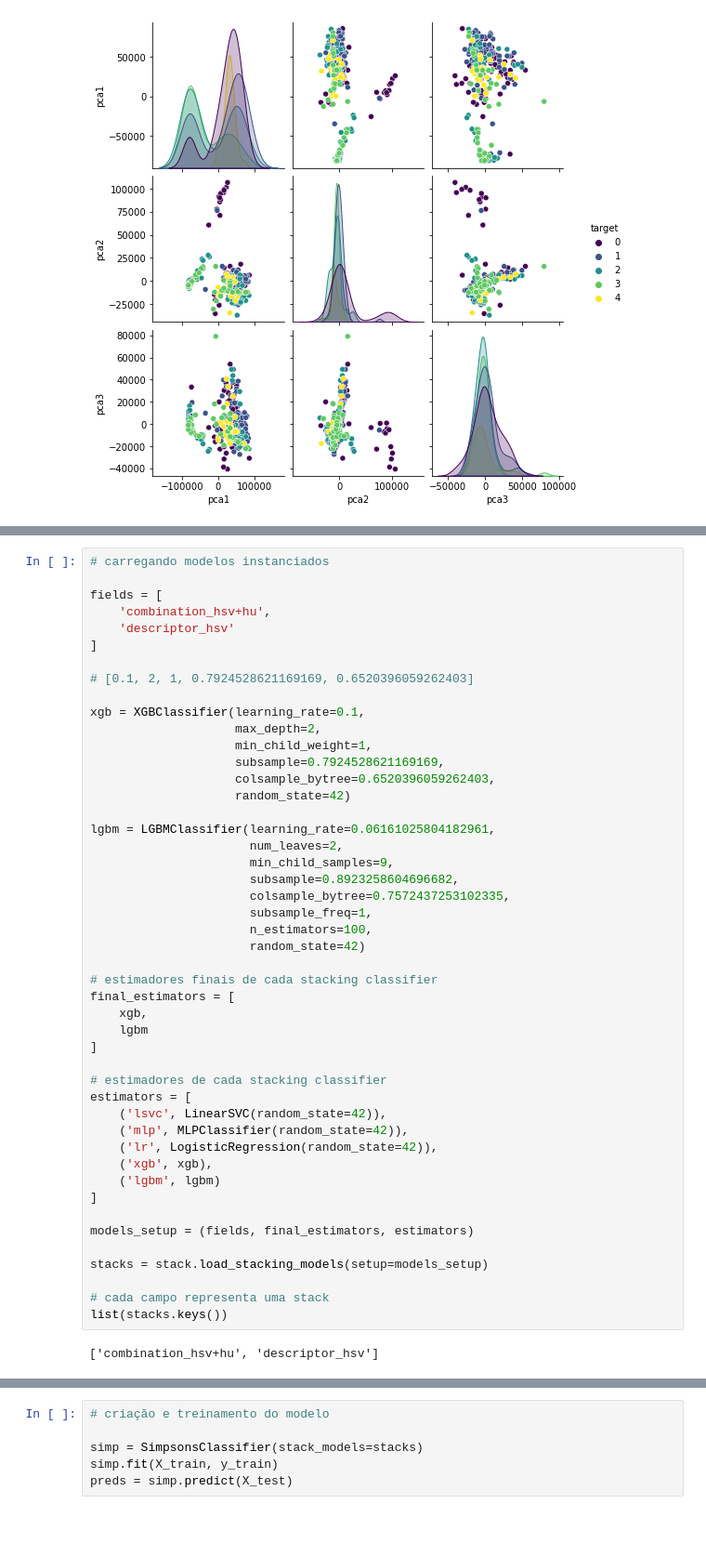
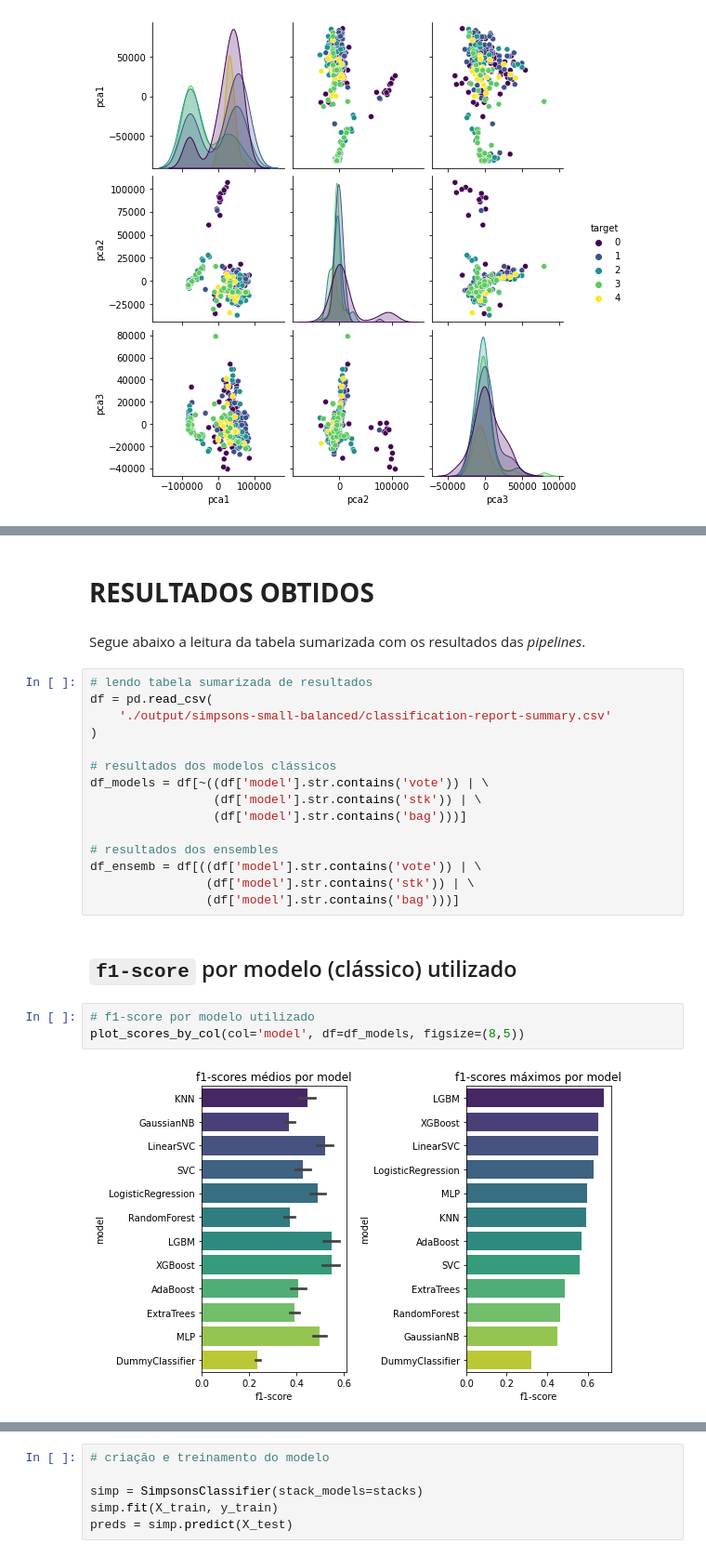
Before and after one commit to gprzy/simpsons-classification, a Jupyter notebook: simpsons-classification.ipynb, the cells around one changed output, grey strips where cells are left out. Shown at 93% size. Drawn from its saved outputs; the diff is of its cells as text; blank space fills up the shorter version.

```diff
--- a/simpsons-classification.ipynb
+++ b/simpsons-classification.ipynb
@@ -551,49 +555,26 @@ Onde
-# %%
-# carregando modelos instanciados
-
-fields = [
-    'combination_hsv+hu',
-    'descriptor_hsv'
-]
-
-# [0.1, 2, 1, 0.7924528621169169, 0.6520396059262403]
-
-xgb = XGBClassifier(learning_rate=0.1,
-                    max_depth=2,
-                    min_child_weight=1,
-                    subsample=0.7924528621169169,
-                    colsample_bytree=0.6520396059262403,
-                    random_state=42)
-
-lgbm = LGBMClassifier(learning_rate=0.06161025804182961,
-                      num_leaves=2,
-                      min_child_samples=9,
-                      subsample=0.8923258604696682,
-                      colsample_bytree=0.7572437253102335,
-                      subsample_freq=1,
-                      n_estimators=100,
-                      random_state=42)
-
-# estimadores finais de cada stacking classifier
-final_estimators = [
-    xgb,
-    lgbm
-]
-
-# estimadores de cada stacking classifier
-estimators = [
-    ('lsvc', LinearSVC(random_state=42)),
-    ('mlp', MLPClassifier(random_state=42)),
-    ('lr', LogisticRegression(random_state=42)),
-    ('xgb', xgb),
-    ('lgbm', lgbm)
-]
-
-models_setup = (fields, final_estimators, estimators)
-
-stacks = stack.load_stacking_models(setup=models_setup)
-
-# cada campo representa uma stack
-list(stacks.keys())
-# %% [output]
-['combination_hsv+hu', 'descriptor_hsv']
+# %% [markdown]
+# **RESULTADOS OBTIDOS**
+# %% [markdown]
+Segue abaixo a leitura da tabela sumarizada com os resultados das *pipelines*.
+# %%
+# lendo tabela sumarizada de resultados
+df = pd.read_csv(
+    './output/simpsons-small-balanced/classification-report-summary.csv'
+)
+
+# resultados dos modelos clássicos
+df_models = df[~((df['model'].str.contains('vote')) | \
+                 (df['model'].str.contains('stk')) | \
+                 (df['model'].str.contains('bag')))]
+
+# resultados dos ensembles
+df_ensemb = df[((df['model'].str.contains('vote')) | \
+                (df['model'].str.contains('stk')) | \
+                (df['model'].str.contains('bag')))]
+# %% [markdown]
+## `f1-score` por modelo (clássico) utilizado
+# %%
+# f1-score por modelo utilizado
+plot_scores_by_col(col='model', df=df_models, figsize=(8,5))
+# %% [output]
+[figure, added]
```
Also changed, not shown: parts of 28 cells of this notebook, 12 other files.
